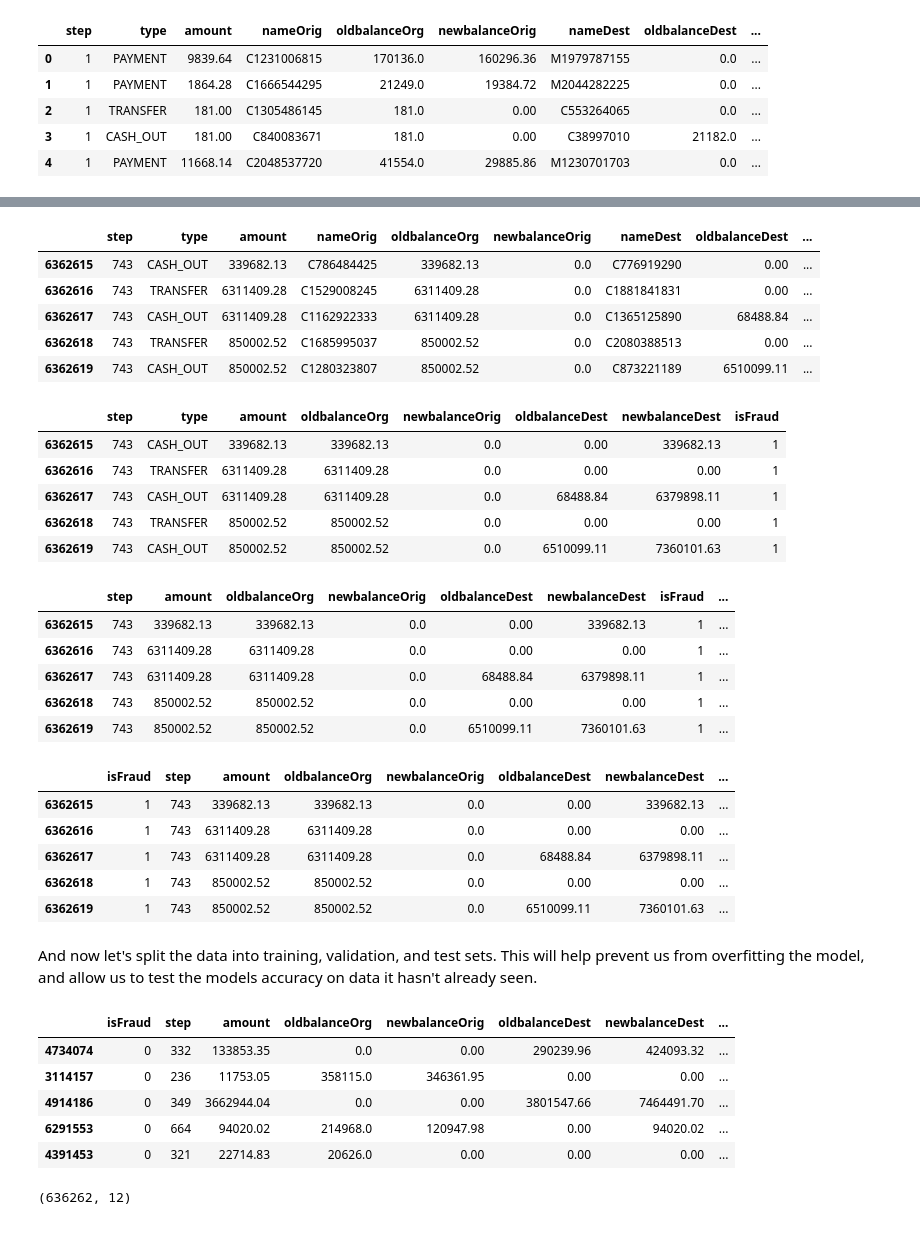
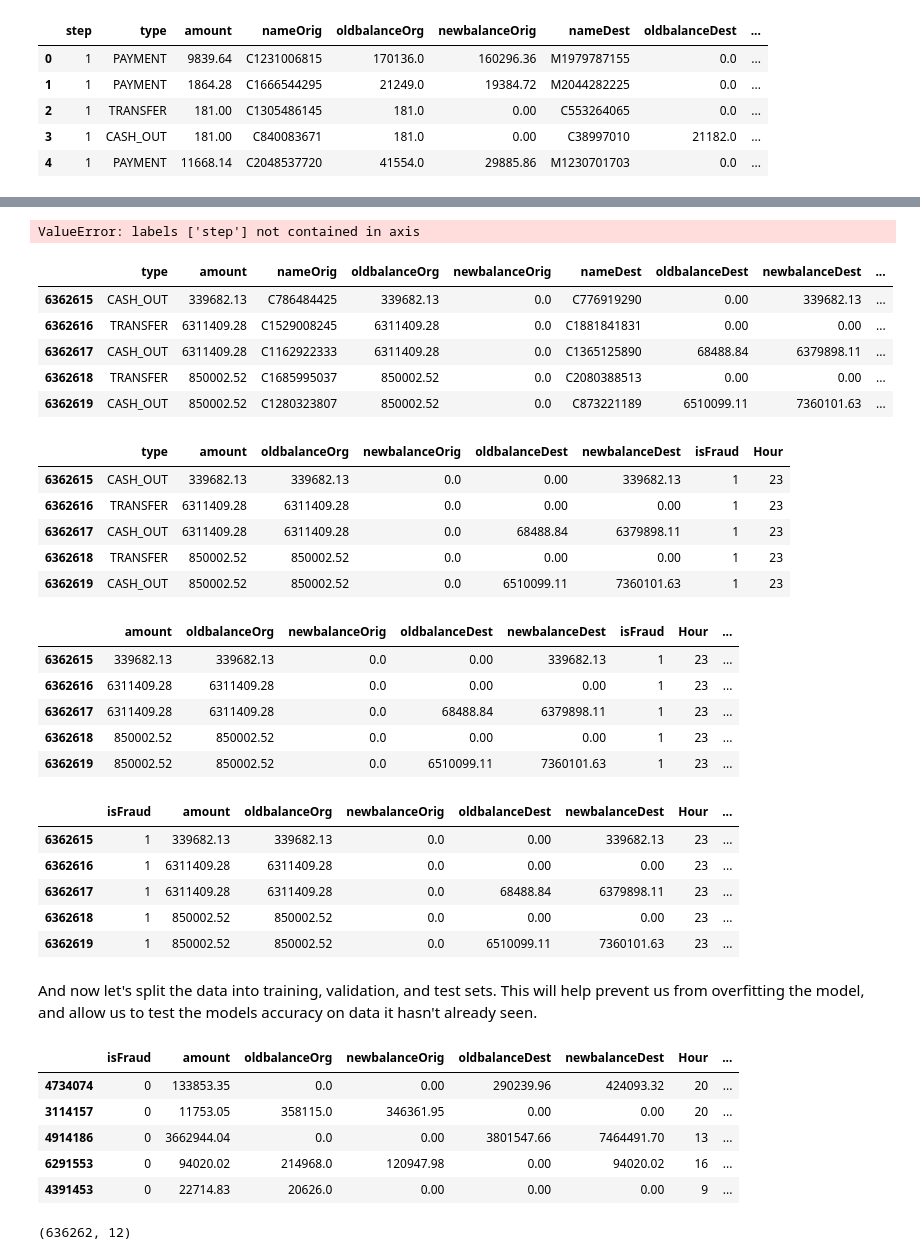
Before and after one commit to ebsco/mlai-training-banking-lf, a Jupyter notebook: banking-fraud.ipynb, the cells around one changed output, grey strips where cells are left out. Drawn from its saved outputs; the diff is of its cells as text; code cells hidden in the pictures.

Commit message:
Alternate model with only change being replacing step column with time split by 24 hour days.

```diff
--- a/banking-fraud.ipynb
+++ b/banking-fraud.ipynb
@@ -52,0 +59,4 @@ raw_data.head()
+# %%
+raw_data = pd.read_csv('./banking-fraud-Hours.csv')
+pd.set_option('display.max_columns', 500)
+raw_data.head()
@@ -52,0 +70,3 @@ raw_data.head()
+# %%
+model_data = raw_data.drop(columns=["Unnamed: 0"], axis=1)
+model_data.tail()
@@ -53,46 +80,51 @@ raw_data.head()
+# %%
+model_data = model_data.drop(columns=["step"], axis=1)
+model_data.tail()
+# %% [output]
+ValueError: labels ['step'] not contained in axis
 # %%
-model_data = raw_data.drop("isFlaggedFraud", axis=1)
+model_data = model_data.drop("isFlaggedFraud", axis=1)
 model_data.tail()
 # %% [output]
-|  | step | type | amount | nameOrig | oldbalanceOrg | newbalanceOrig | nameDest | oldbalanceDest | ... |
-| 6362615 | 743 | CASH_OUT | 339682.13 | C786484425 | 339682.13 | 0.0 | C776919290 | 0.00 | ... |
-| 6362616 | 743 | TRANSFER | 6311409.28 | C1529008245 | 6311409.28 | 0.0 | C1881841831 | 0.00 | ... |
-| 6362617 | 743 | CASH_OUT | 6311409.28 | C1162922333 | 6311409.28 | 0.0 | C1365125890 | 68488.84 | ... |
-| 6362618 | 743 | TRANSFER | 850002.52 | C1685995037 | 850002.52 | 0.0 | C2080388513 | 0.00 | ... |
-| 6362619 | 743 | CASH_OUT | 850002.52 | C1280323807 | 850002.52 | 0.0 | C873221189 | 6510099.11 | ... |
+|  | type | amount | nameOrig | oldbalanceOrg | newbalanceOrig | nameDest | oldbalanceDest | newbalanceDest | ... |
+| 6362615 | CASH_OUT | 339682.13 | C786484425 | 339682.13 | 0.0 | C776919290 | 0.00 | 339682.13 | ... |
+| 6362616 | TRANSFER | 6311409.28 | C1529008245 | 6311409.28 | 0.0 | C1881841831 | 0.00 | 0.00 | ... |
+| 6362617 | CASH_OUT | 6311409.28 | C1162922333 | 6311409.28 | 0.0 | C1365125890 | 68488.84 | 6379898.11 | ... |
+| 6362618 | TRANSFER | 850002.52 | C1685995037 | 850002.52 | 0.0 | C2080388513 | 0.00 | 0.00 | ... |
+| 6362619 | CASH_OUT | 850002.52 | C1280323807 | 850002.52 | 0.0 | C873221189 | 6510099.11 | 7360101.63 | ... |
 # %%
 model_data = model_data.drop("nameOrig", axis=1)
 model_data = model_data.drop("nameDest", axis=1)
 model_data.tail()
 # %% [output]
-|  | step | type | amount | oldbalanceOrg | newbalanceOrig | oldbalanceDest | newbalanceDest | isFraud |
-| 6362615 | 743 | CASH_OUT | 339682.13 | 339682.13 | 0.0 | 0.00 | 339682.13 | 1 |
-| 6362616 | 743 | TRANSFER | 6311409.28 | 6311409.28 | 0.0 | 0.00 | 0.00 | 1 |
-| 6362617 | 743 | CASH_OUT | 6311409.28 | 6311409.28 | 0.0 | 68488.84 | 6379898.11 | 1 |
-| 6362618 | 743 | TRANSFER | 850002.52 | 850002.52 | 0.0 | 0.00 | 0.00 | 1 |
-| 6362619 | 743 | CASH_OUT | 850002.52 | 850002.52 | 0.0 | 6510099.11 | 7360101.63 | 1 |
+|  | type | amount | oldbalanceOrg | newbalanceOrig | oldbalanceDest | newbalanceDest | isFraud | Hour |
+| 6362615 | CASH_OUT | 339682.13 | 339682.13 | 0.0 | 0.00 | 339682.13 | 1 | 23 |
+| 6362616 | TRANSFER | 6311409.28 | 6311409.28 | 0.0 | 0.00 | 0.00 | 1 | 23 |
+| 6362617 | CASH_OUT | 6311409.28 | 6311409.28 | 0.0 | 68488.84 | 6379898.11 | 1 | 23 |
+| 6362618 | TRANSFER | 850002.52 | 850002.52 | 0.0 | 0.00 | 0.00 | 1 | 23 |
+| 6362619 | CASH_OUT | 850002.52 | 850002.52 | 0.0 | 6510099.11 | 7360101.63 | 1 | 23 |
 # %%
 model_data = pd.get_dummies(model_data, columns=["type"])
 model_data.tail()
 # %% [output]
-|  | step | amount | oldbalanceOrg | newbalanceOrig | oldbalanceDest | newbalanceDest | isFraud | ... |
-| 6362615 | 743 | 339682.13 | 339682.13 | 0.0 | 0.00 | 339682.13 | 1 | ... |
-| 6362616 | 743 | 6311409.28 | 6311409.28 | 0.0 | 0.00 | 0.00 | 1 | ... |
-| 6362617 | 743 | 6311409.28 | 6311409.28 | 0.0 | 68488.84 | 6379898.11 | 1 | ... |
-| 6362618 | 743 | 850002.52 | 850002.52 | 0.0 | 0.00 | 0.00 | 1 | ... |
-| 6362619 | 743 | 850002.52 | 850002.52 | 0.0 | 6510099.11 | 7360101.63 | 1 | ... |
+|  | amount | oldbalanceOrg | newbalanceOrig | oldbalanceDest | newbalanceDest | isFraud | Hour | ... |
+| 6362615 | 339682.13 | 339682.13 | 0.0 | 0.00 | 339682.13 | 1 | 23 | ... |
+| 6362616 | 6311409.28 | 6311409.28 | 0.0 | 0.00 | 0.00 | 1 | 23 | ... |
+| 6362617 | 6311409.28 | 6311409.28 | 0.0 | 68488.84 | 6379898.11 | 1 | 23 | ... |
+| 6362618 | 850002.52 | 850002.52 | 0.0 | 0.00 | 0.00 | 1 | 23 | ... |
+| 6362619 | 850002.52 | 850002.52 | 0.0 | 6510099.11 | 7360101.63 | 1 | 23 | ... |
 # %%
 is_fraud_col = model_data['isFraud']
 model_data.drop(labels=['isFraud'], axis=1,inplace = True)
 model_data.insert(0, 'isFraud', is_fraud_col)
 model_data.tail()
 # %% [output]
-|  | isFraud | step | amount | oldbalanceOrg | newbalanceOrig | oldbalanceDest | newbalanceDest | ... |
-| 6362615 | 1 | 743 | 339682.13 | 339682.13 | 0.0 | 0.00 | 339682.13 | ... |
-| 6362616 | 1 | 743 | 6311409.28 | 6311409.28 | 0.0 | 0.00 | 0.00 | ... |
-| 6362617 | 1 | 743 | 6311409.28 | 6311409.28 | 0.0 | 68488.84 | 6379898.11 | ... |
-| 6362618 | 1 | 743 | 850002.52 | 850002.52 | 0.0 | 0.00 | 0.00 | ... |
-| 6362619 | 1 | 743 | 850002.52 | 850002.52 | 0.0 | 6510099.11 | 7360101.63 | ... |
+|  | isFraud | amount | oldbalanceOrg | newbalanceOrig | oldbalanceDest | newbalanceDest | Hour | ... |
+| 6362615 | 1 | 339682.13 | 339682.13 | 0.0 | 0.00 | 339682.13 | 23 | ... |
+| 6362616 | 1 | 6311409.28 | 6311409.28 | 0.0 | 0.00 | 0.00 | 23 | ... |
+| 6362617 | 1 | 6311409.28 | 6311409.28 | 0.0 | 68488.84 | 6379898.11 | 23 | ... |
+| 6362618 | 1 | 850002.52 | 850002.52 | 0.0 | 0.00 | 0.00 | 23 | ... |
+| 6362619 | 1 | 850002.52 | 850002.52 | 0.0 | 6510099.11 | 7360101.63 | 23 | ... |
 # %% [markdown]
 And now let's split the data into training, validation, and test sets.  This will help prevent us from overfitting the model, and allow us to test the models accuracy on data it hasn't already seen.
 # %%
@@ -102,12 +134,12 @@ validation_data.to_csv('validation.csv', header=False, index=False)
 # %%
 train_data.head()
 # %% [output]
-|  | isFraud | step | amount | oldbalanceOrg | newbalanceOrig | oldbalanceDest | newbalanceDest | ... |
-| 4734074 | 0 | 332 | 133853.35 | 0.0 | 0.00 | 290239.96 | 424093.32 | ... |
-| 3114157 | 0 | 236 | 11753.05 | 358115.0 | 346361.95 | 0.00 | 0.00 | ... |
-| 4914186 | 0 | 349 | 3662944.04 | 0.0 | 0.00 | 3801547.66 | 7464491.70 | ... |
-| 6291553 | 0 | 664 | 94020.02 | 214968.0 | 120947.98 | 0.00 | 94020.02 | ... |
-| 4391453 | 0 | 321 | 22714.83 | 20626.0 | 0.00 | 0.00 | 0.00 | ... |
+|  | isFraud | amount | oldbalanceOrg | newbalanceOrig | oldbalanceDest | newbalanceDest | Hour | ... |
+| 4734074 | 0 | 133853.35 | 0.0 | 0.00 | 290239.96 | 424093.32 | 20 | ... |
+| 3114157 | 0 | 11753.05 | 358115.0 | 346361.95 | 0.00 | 0.00 | 20 | ... |
+| 4914186 | 0 | 3662944.04 | 0.0 | 0.00 | 3801547.66 | 7464491.70 | 13 | ... |
+| 6291553 | 0 | 94020.02 | 214968.0 | 120947.98 | 0.00 | 94020.02 | 16 | ... |
+| 4391453 | 0 | 22714.83 | 20626.0 | 0.00 | 0.00 | 0.00 | 9 | ... |
 # %%
 test_data.shape
 # %% [output]
```
Also changed, not shown: parts of 13 cells of this notebook.
